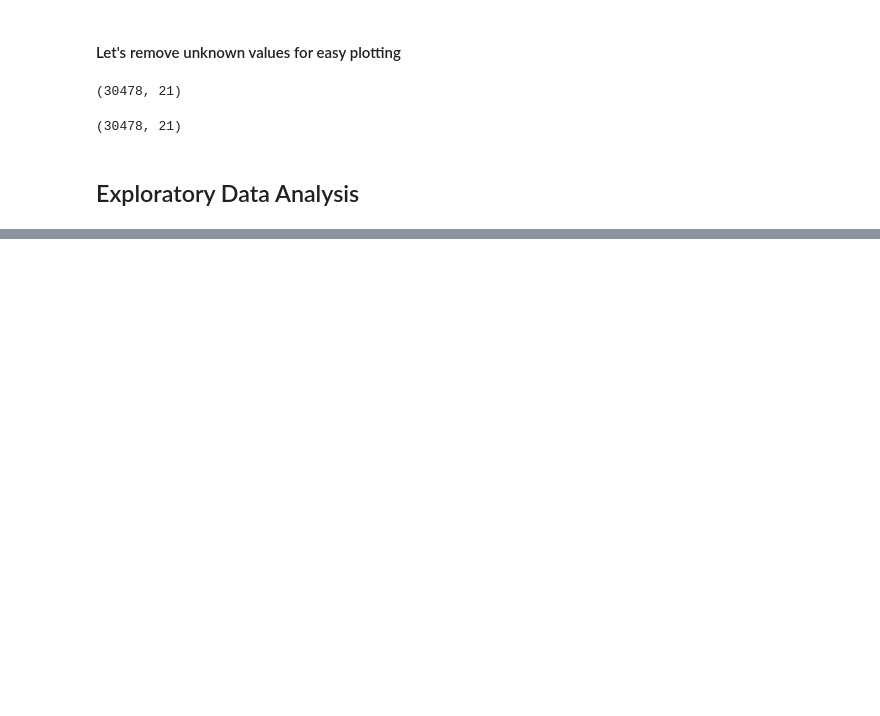
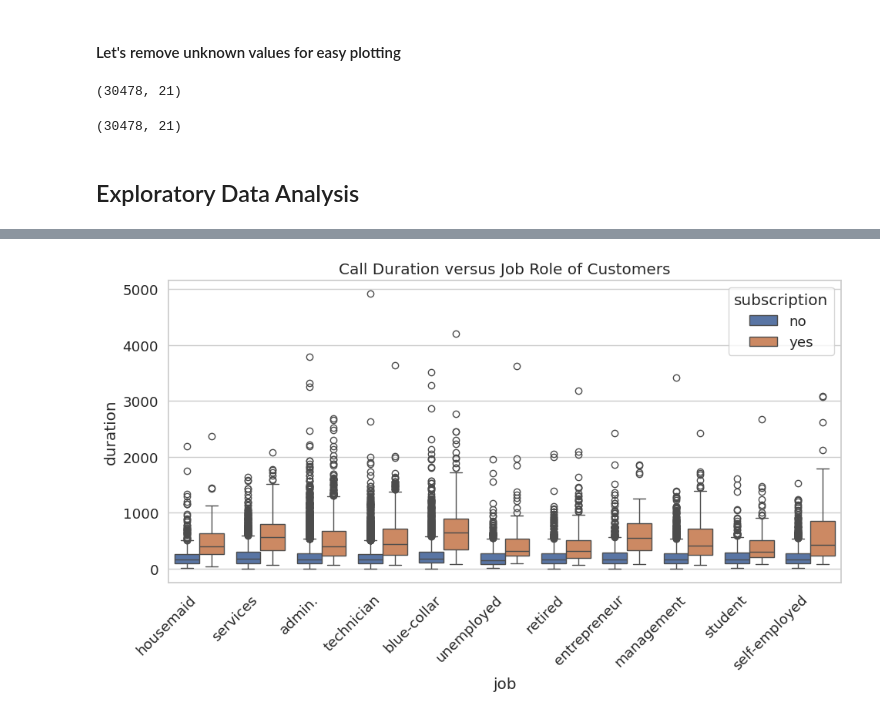
Before and after one commit to o-izima/bank-deposit-subscription-prediction, a Jupyter notebook: 01_EDA.ipynb, the cells around one changed output, grey strips where cells are left out. Cells and saved outputs as stored; diff of their text form; code cells hidden in the pictures; blank space fills up the shorter version.

```diff
--- a/01_EDA.ipynb
+++ b/01_EDA.ipynb
@@ -223,31 +223,18 @@ df.shape
 # Ensure a folder exists for figures
 os.makedirs("figures", exist_ok=True)
 # %%
-# -----------------------------
-# Helper function
-# -----------------------------
-def show_and_save(fig, name):
-    """
-    Display Plotly figure as interactive HTML inline (no Chrome needed).
-    Saves the HTML file in 'figures/' for offline viewing.
-    """
-    html_path = f"figures/{name}.html"
-    fig.write_html(html_path, include_plotlyjs="cdn")
-
-    # Display inline as iframe
-    display(HTML(f'<iframe src="{html_path}" width="100%" height="600px" style="border:none;"></iframe>'))
+# Optional: Use a nice style
+sns.set(style="whitegrid", font_scale=1.2)
+plt.rcParams["figure.figsize"] = (10, 6)
 # %%
 # -----------------------------
 # 1. Box plot: Call Duration vs Job
 # -----------------------------
-fig = px.box(df, x="job", y="duration", color="subscription")
-fig.update_traces(quartilemethod="exclusive")
-fig.update_layout(
-    title='<b>Call Duration versus Job Role of Customers</b>',
-    xaxis_title='Job Role',
-    yaxis_title='Duration of Calls',
-    title_x=0.5,
-    template='simple_white'
-)
-show_and_save(fig, "call_duration_vs_job")
+plt.figure()
+sns.boxplot(data=df, x="job", y="duration", hue="subscription")
+plt.title("Call Duration versus Job Role of Customers")
+plt.xticks(rotation=45, ha="right")
+plt.tight_layout()
+plt.savefig("figures/call_duration_vs_job.png")
+plt.show()
 # %% [output]
@@ -255,2 +241,3 @@ show_and_save(fig, "call_duration_vs_job")
+[figure, added]
 # %%
 # -----------------------------
```
Also changed, not shown: parts of 2 cells of this notebook, 2 other files.
